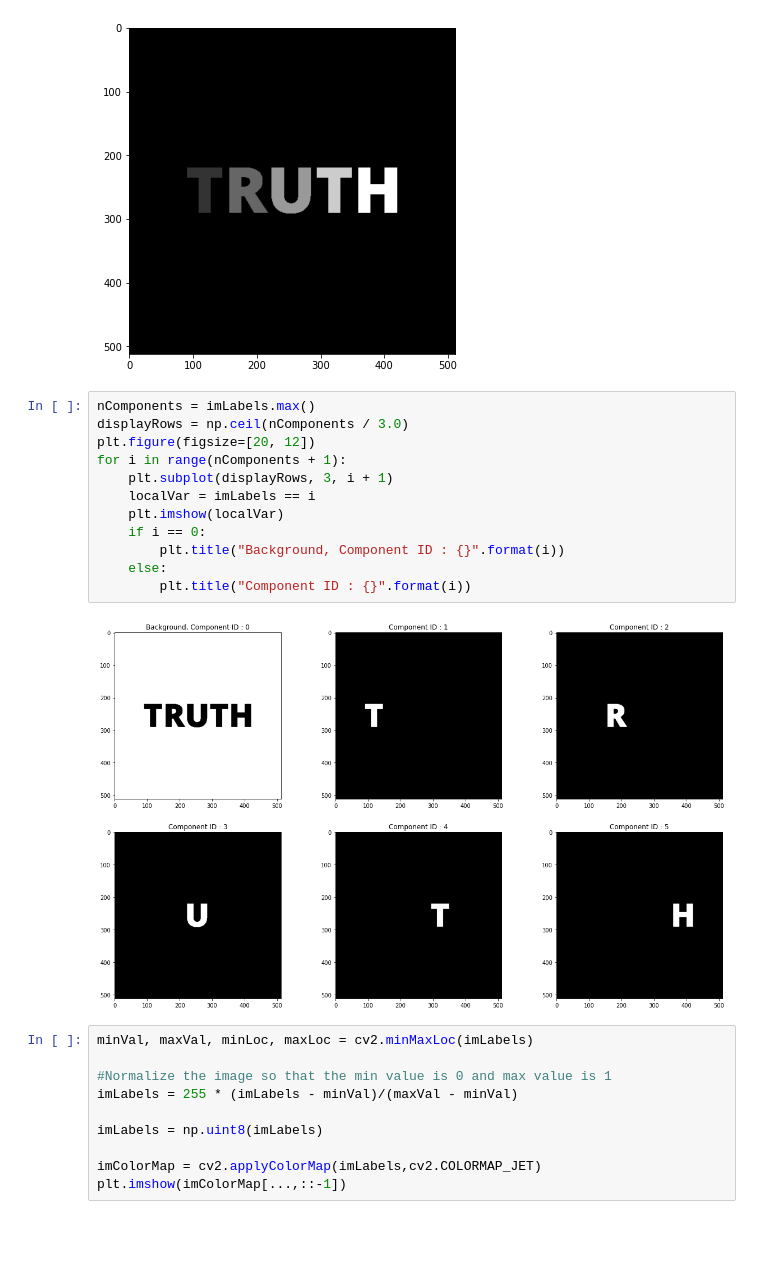
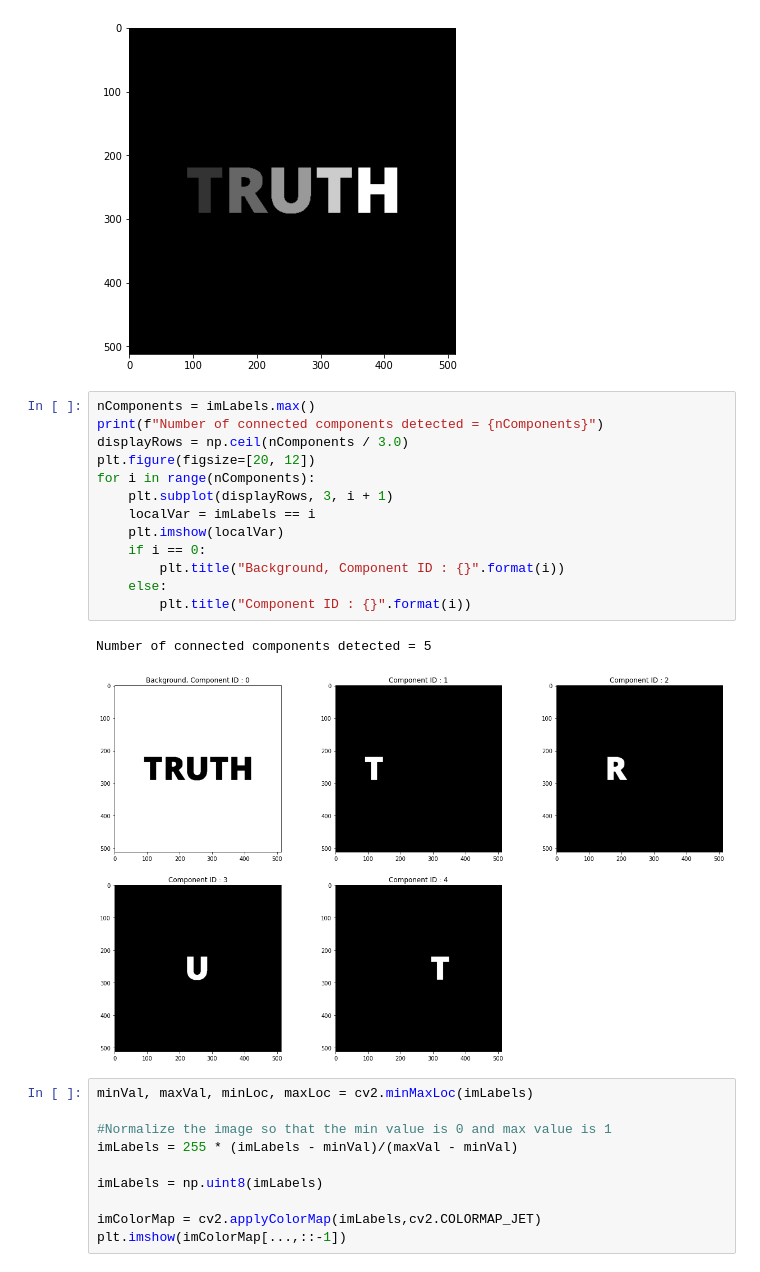
Before and after one commit to DastanIqbal/LearnOpenCV, a Jupyter notebook: src/OpenCV/week3/5-connectedComponentsAnalysis/connectedComponentAnalysis.ipynb, the cells around one changed output. Drawn from its saved outputs; the diff is of its cells as text; blank space fills up the shorter version.

```diff
--- a/src/OpenCV/week3/5-connectedComponentsAnalysis/connectedComponentAnalysis.ipynb
+++ b/src/OpenCV/week3/5-connectedComponentsAnalysis/connectedComponentAnalysis.ipynb
@@ -29,18 +29,20 @@ plt.imshow(imLabels)
 [figure]
 # %%
 nComponents = imLabels.max()
+print(f"Number of connected components detected = {nComponents}")
 displayRows = np.ceil(nComponents / 3.0)
 plt.figure(figsize=[20, 12])
-for i in range(nComponents + 1):
+for i in range(nComponents):
     plt.subplot(displayRows, 3, i + 1)
     localVar = imLabels == i
     plt.imshow(localVar)
     if i == 0:
         plt.title("Background, Component ID : {}".format(i))
     else:
         plt.title("Component ID : {}".format(i))
 # %% [output]
+Number of connected components detected = 5
-[figure, old version]
+[figure, new version]
 # %%
 minVal, maxVal, minLoc, maxLoc = cv2.minMaxLoc(imLabels)
 
```
